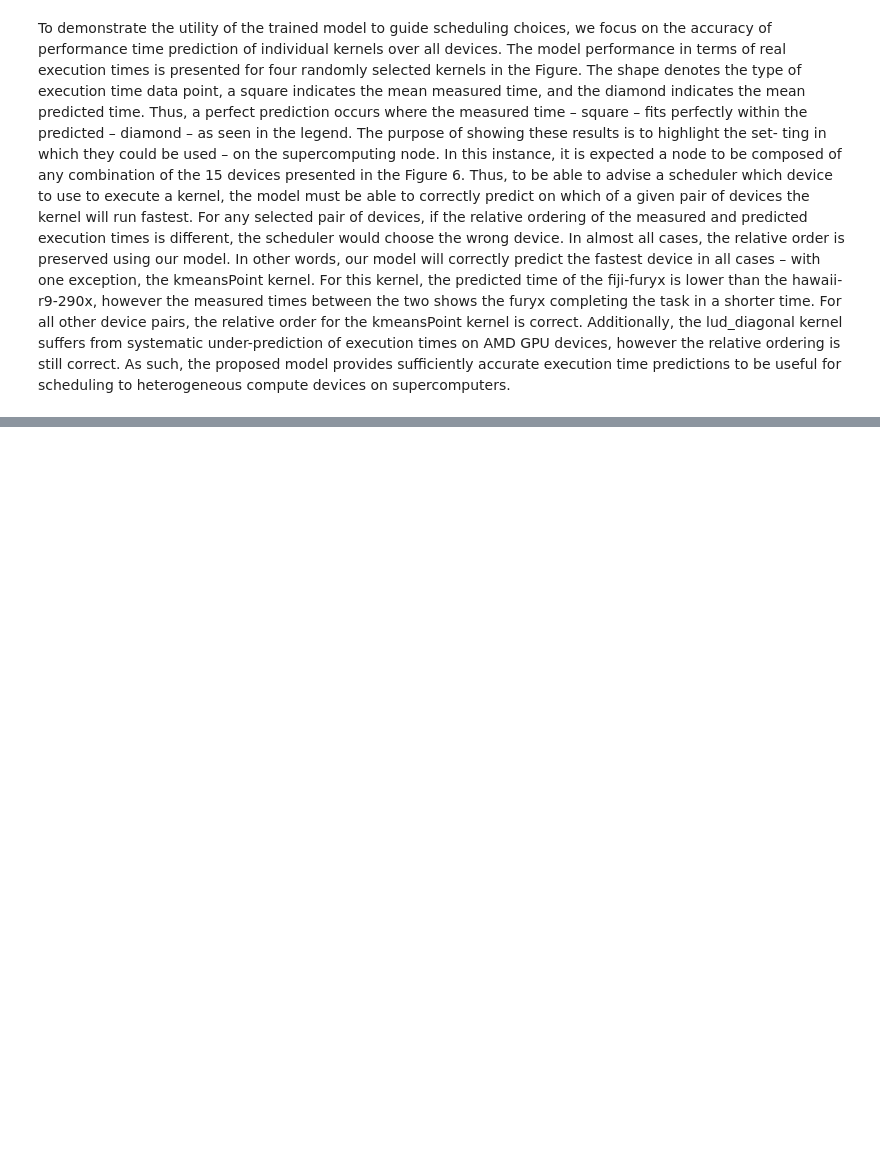
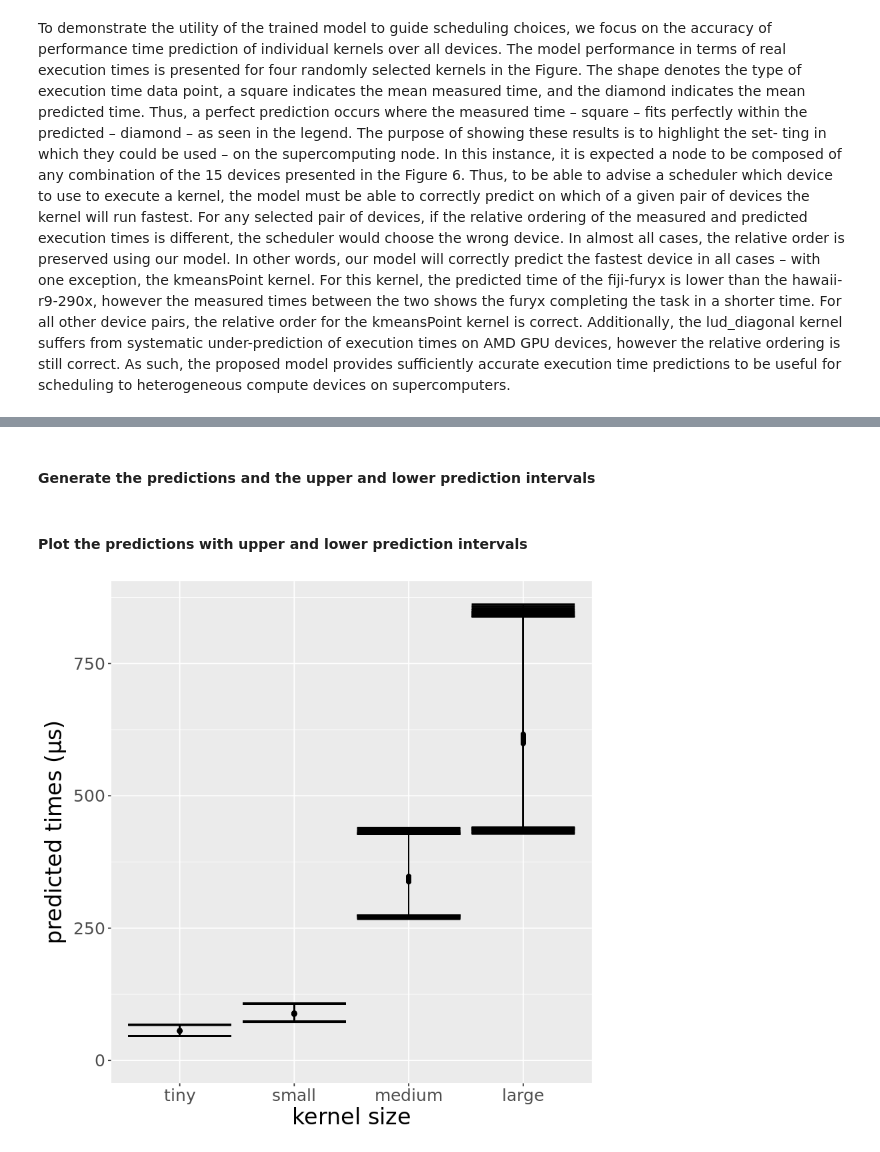
Before and after one commit to BeauJoh/opencl-predictions-with-aiwc, a Jupyter notebook: OpenCL Performance Prediction using Architecture-Independent Features.ipynb, the cells around one changed output, grey strips where cells are left out. Saved outputs shown, nothing was run; the diff lists cells and outputs as text; code cells hidden in the pictures; blank space fills up the shorter version.

```diff
--- a/OpenCL Performance Prediction using Architecture-Independent Features.ipynb
+++ b/OpenCL Performance Prediction using Architecture-Independent Features.ipynb
@@ -423,0 +541,27 @@ The purpose of showing these results is to highlight the set- ting in which they
+# %%
+# Plot marginals for fixing all but one variable and choose a few levels.
+marginal_test_dat <- subset(test_dat, kernel == "kmeansPoint" & device == "gtx1080ti")
+# %% [markdown]
+#### Generate the predictions and the upper and lower prediction intervals
+# %%
+glm.aiwc <- glm(kernel_time ~ . ,data=subset(train_dat,select=-c(invocation)),family=Gamma(link = "log"),control = list(maxit = 100))
+glm.pred <- predict(glm.aiwc,newdata = marginal_test_dat,type="response")
+
+piv <- predict(glm.aiwc,newdata = marginal_test_dat, interval="prediction", level=.95, se.fit=TRUE)
+
+z <- data.frame(predicted=glm.pred,
+                actual=marginal_test_dat$kernel_time,
+                device=marginal_test_dat$device,
+                size=marginal_test_dat$size,
+                kernel=marginal_test_dat$kernel,
+                lpb=exp(piv$fit-piv$residual.scale*piv$se.fit),
+                upb=exp(piv$fit+piv$residual.scale*piv$se.fit))
+# %% [markdown]
+#### Plot the predictions with upper and lower prediction intervals
+# %%
+ggplot(data=z,aes(x=size,y=predicted)) + geom_point() +
+    labs(x=TeX("kernel size"),y=TeX("predicted times ($\\mu$s)")) +
+    theme(text = element_text(size=20),axis.text.x = element_text(size=15),axis.text.y = element_text(size=15))+
+    geom_errorbar(aes(ymin = lpb, ymax = upb),) + expand_limits(y = 0)
+# %% [output]
+[figure, added]
```
Also changed, not shown: parts of 17 cells of this notebook, 1 other file.
